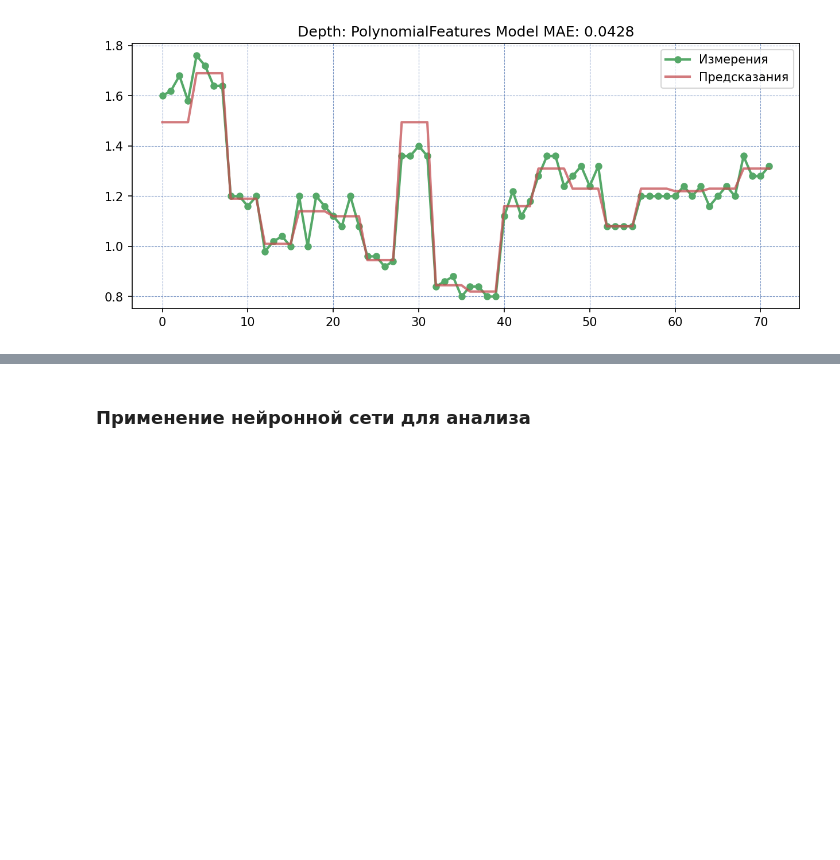
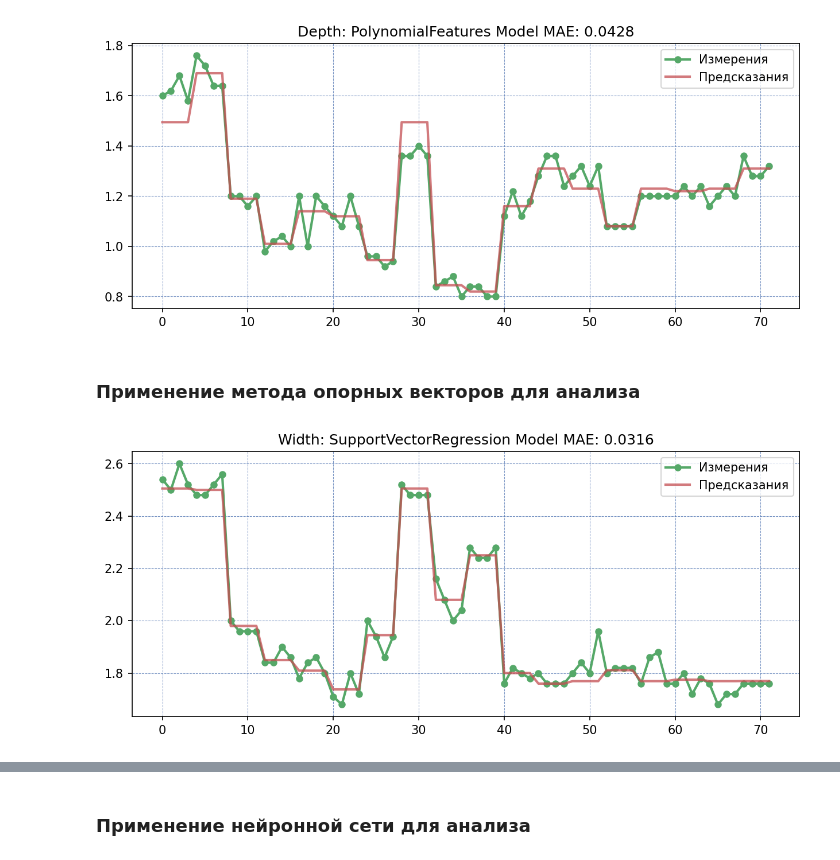
Before and after one commit to VASoftLab/bmstu-data-scientist-attestation, a Jupyter notebook: welding-analysis.ipynb, the cells around one changed output, grey strips where cells are left out. Saved outputs shown, nothing was run; the diff lists cells and outputs as text; code cells hidden in the pictures; blank space fills up the shorter version.

```diff
--- a/welding-analysis.ipynb
+++ b/welding-analysis.ipynb
@@ -269,10 +290,6 @@ def plot_model(x, y_test, y_predict, title_txt):
 # %%
 pipe = make_pipeline(StandardScaler(), LinearRegression())
-pipe.fit(X_train, yW_train)
-yW_predict = pipe.predict(X_test)
-xW_predict = range(yW_predict.shape[0])
-test_results_width['LinearRegression'] = mae(yW_test, yW_predict)
-plot_model(xW_predict, yW_test, yW_predict, f'Width: LinearRegression Model MAE: {mae(yW_test, yW_predict):0.3}')
+test_results_width['LinearRegression'] = run_model(pipe, X_train, yW_train, X_test, yW_test, 'Width', 'LinearRegression')
 # %% [output]
 [figure]
 # %%
@@ -303,2 +308,9 @@ plot_model(xD_predict, yD_test, yD_predict, f'Depth: PolynomialFeatures Model MA
 # %% [output]
 [figure]
+# %% [markdown]
+### Применение метода опорных векторов для анализа
+# %%
+pipe = make_pipeline(StandardScaler(), SVR(C = 1.0, epsilon = 0.01))
+test_results_width['SupportVectorRegression'] = run_model(pipe, X_train, yW_train, X_test, yW_test, 'Width', 'SupportVectorRegression')
+# %% [output]
+[figure, added]
```
Also changed, not shown: parts of 22 cells of this notebook, 1 other file.
